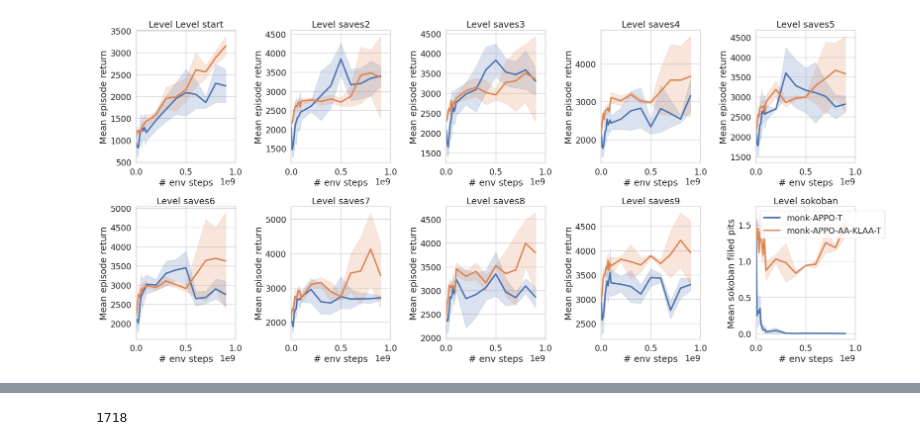
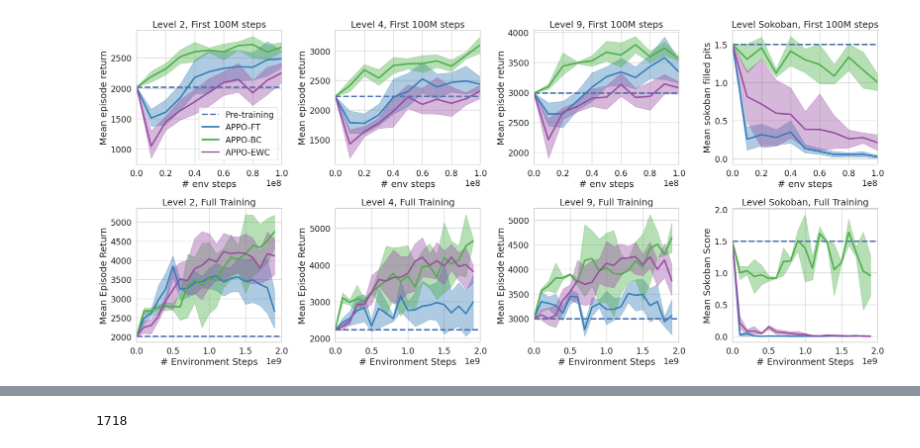
Before and after one commit to BartekCupial/dungeonsdata-neurips2022, a Jupyter notebook: experiment_code/notebooks/plots_iclr.ipynb, the cells around one changed output, grey strips where cells are left out. Saved outputs shown, nothing was run; the diff lists cells and outputs as text; code cells hidden in the pictures.

```diff
--- a/experiment_code/notebooks/plots_iclr.ipynb
+++ b/experiment_code/notebooks/plots_iclr.ipynb
@@ -56,2 +56,2 @@ data.to_csv("raw.csv", header=None)
 # %%
-data = pd.read_csv("raw.csv")
+# data = pd.read_csv("raw.csv")
@@ -62,18 +69,20 @@ methods = [
     "monk-APPO_",
     "monk-APPO-T",
     "monk-APPO-AA-KLAA-T",
-    "monk-APPO-AA-KL-T",
-    "monk-APPO-AA-KS-T",
-    "monk-APPO-AA-BC-T",
+    "monk-APPO-EWC-T",
+    # "monk-APPO-AA-KL-T",
+    # "monk-APPO-AA-KS-T",
+    # "monk-APPO-AA-BC-T",
 ]
 
 method_names = [
     "monk-APPO",
     "monk-APPO-T",
     "monk-APPO-AA-KLAA-T",
-    "monk-APPO-AA-KLBC-T",
-    "monk-APPO-AA-KS-T",
-    "monk-APPO-AA-CEAA-T",
+    "monk-APPO-EWC-T",
+    # "monk-APPO-AA-KLBC-T",
+    # "monk-APPO-AA-KS-T",
+    # "monk-APPO-AA-CEAA-T",
 ]
 
 folders = []
@@ -82,3 +91,5 @@ for i in range(2, 10):
     folder = f"saves{i}"
     folders.append(folder)
 folders.append("sokoban")
+# %%
+color_palette = sns.color_palette("Set1", 7)
@@ -85,6 +153,6 @@ folders.append("sokoban")
 # %%
 n_rows = 2
-n_cols = len(folders) // 2
+n_cols = 4
 
 fig, axes = plt.subplots(n_rows, n_cols, figsize=(22, 10))
 
@@ -92,40 +160,94 @@ axes = axes.flatten()
 legend_handles = []  # Create an empty list to collect legend handles
 legend_labels = []   # Create an empty list to collect legend labels
 
+folders = ["saves2", "saves4", "saves9", "sokoban"]
+
+method_translator = {
+    "monk-APPO": "APPO",
+    "monk-APPO-T": "APPO-FT",
+    "monk-APPO-AA-KLAA-T": "APPO-BC",
+    # "monk-APPO-AA-KLBC-T",
+    "monk-APPO-AA-KS-T": "APPO-KS",
+    "monk-APPO-AA-CEAA-T": "APPO-CE",
+    "monk-APPO-EWC-T": "APPO-EWC",
+}
+
+# TODO: all points should have the same 0-point
+
+# [0 - 100M]
 for idx, (ax, level) in enumerate(zip(axes, folders)):
     eval_column = "eval/mean_episode_sokobanfillpit_score" if level == "sokoban" else 'eval/mean_episode_agent_score'
     level_data = data[data["name"].str.contains(level)]
-    for method, method_name in zip(methods, method_names):
-        method_data = level_data[level_data["group"].str.contains(method)]
+    baseline_val = level_data[(level_data['index'] == 0) & (level_data['group'].str.contains('-T'))][eval_column].mean()
+    ax.plot([0, 100_000_000], [baseline_val, baseline_val], linestyle='--', label="Pre-training", linewidth=3)
+    for e, (method, method_name) in enumerate(zip(methods, method_names)):
+        if "BC" in method_name or method_name == "monk-APPO":
+            continue
+        method_data = level_data[level_data["group"].str.contains(method)].copy()
 
         method_data = method_data.replace('NaN', pd.NA).dropna()
+        method_data = method_data[method_data['index'] <= 100_000_000]
+        method_data.loc[method_data['index'] == 0, eval_column] = baseline_val
 
         legend = "full" if idx == 0 else None
-        sns.lineplot(data=method_data, x="index", y=eval_column, ax=ax, errorbar=('ci', 90), linewidth=3, legend=legend, label=method_name)
+        sns.lineplot(data=method_data, x="index", y=eval_column, ax=ax, errorbar=('ci', 90), linewidth=3, legend=legend, label=method_translator[method_name], err_kws={"alpha": .4}, color=color_palette[e])
 
         if idx == len(folders) - 1:
             ax.set_ylabel("Mean sokoban filled pits")
         else:
             ax.set_ylabel("Mean episode return")
 
         ax.set_xlabel("# env steps")
-        ax.set_xlim(0, 1_000_000_000)
+        ax.set_xlim(0, 100_000_000)
         # ax.set_xlim(0, 90_000_000)
         # ax.set_ylim(0, 4000)
 
         level_name = level if level != "None" else "Level start"
-        ax.set_title(f"Level {level_name}")
+        level_name = "Sokoban" if level == "sokoban" else level_name.replace('saves', '')
+        ax.set_title(f"Level {level_name}, First 100M steps")
 
-axes[0].legend().set_visible(False)
-axes[-1].legend()
+# [0 - 2B]
+for idx, (ax, level) in enumerate(zip(axes[n_cols:], folders)):
+    eval_column = "eval/mean_episode_sokobanfillpit_score" if level == "sokoban" else 'eval/mean_episode_agent_score'
+    level_data = data[data["name"].str.contains(level)]
+    baseline_val = level_data[(level_data['index'] == 0) & (level_data['group'].str.contains('-T'))][eval_column].mean()
+    ax.plot([0, 2_000_000_000], [baseline_val, baseline_val], linestyle='--', label="Pre-training", linewidth=3)
+    for e, (method, method_name) in enumerate(zip(methods, method_names)):
+        if "BC" in method_name or method_name == "monk-APPO":
+            continue
+        method_data = level_data[level_data["group"].str.contains(method)].copy()
+
+        method_data = method_data.replace('NaN', pd.NA).dropna()
+        method_data = method_data[(method_data['index'] == 0) | (method_data['index'] > 90_000_000)]
+        method_data.loc[method_data['index'] == 0, eval_column] = baseline_val
+
+        legend = None
+        sns.lineplot(data=method_data, x="index", y=eval_column, ax=ax, errorbar=('ci', 90), linewidth=3, legend=legend, label=method_translator[method_name], err_kws={"alpha": .4}, color=color_palette[e])
+
+        if idx == len(folders) - 1:
+            ax.set_ylabel("Mean Sokoban Score")
+        else:
+            ax.set_ylabel("Mean Episode Return")
+
+        ax.set_xlabel("# Environment Steps")
+        ax.set_xlim(0, 2_000_000_000)
+        # ax.set_xlim(0, 90_000_000)
+        # ax.set_ylim(0, 4000)
+
+        level_name = level if level != "None" else "Level start"
+        level_name = "Sokoban" if level == "sokoban" else level_name.replace('saves', '')
+        ax.set_title(f"Level {level_name}, Full Training")
+
+# axes[0].legend().set_visible(False)
+# axes[-1].legend()
 
 plt.tight_layout()
 
 if n_cols > len(folders):
     for ax in axes[len(folders):]:
         ax.axis('off')
 
 # Show or save the plot
 plt.show()
 # %% [output]
-[figure, old version]
+[figure, new version]
```
Also changed, not shown: parts of 5 cells of this notebook, 5 other files.
